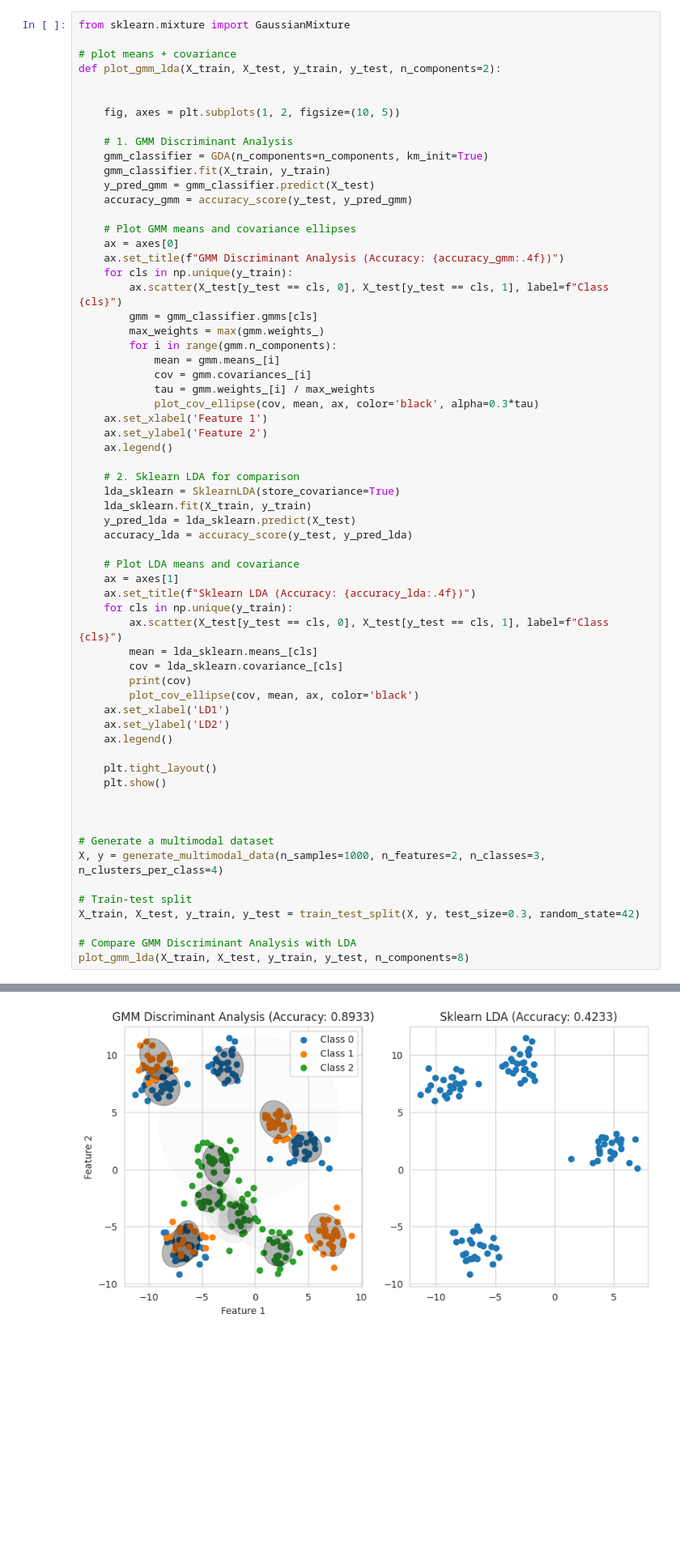
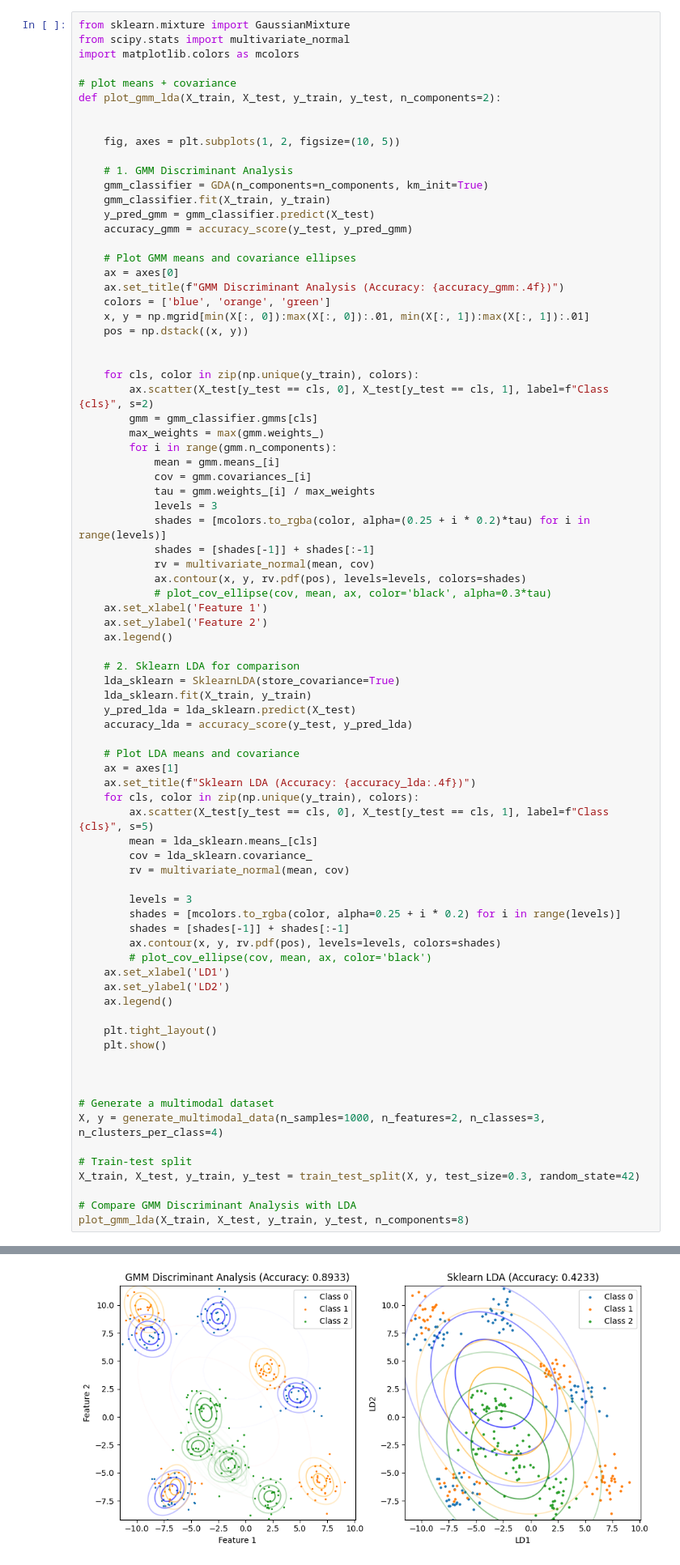
Before and after one commit to IAntoineV/GDA, a Jupyter notebook: toy_notebook_for_MDA.ipynb, the cells around one changed output, grey strips where cells are left out. Shown: that part at 81% size. Cells and saved outputs as stored; diff of their text form; blank space fills up the shorter version.

```diff
--- a/toy_notebook_for_MDA.ipynb
+++ b/toy_notebook_for_MDA.ipynb
@@ -65,5 +65,7 @@ compare_gmm_lda(X_train, X_test, y_train, y_test, gda_components=[4, 2, 4])
 # %%
 from sklearn.mixture import GaussianMixture
+from scipy.stats import multivariate_normal
+import matplotlib.colors as mcolors
 
 # plot means + covariance
 def plot_gmm_lda(X_train, X_test, y_train, y_test, n_components=2):
@@ -80,15 +82,25 @@ def plot_gmm_lda(X_train, X_test, y_train, y_test, n_components=2):
     # Plot GMM means and covariance ellipses
     ax = axes[0]
     ax.set_title(f"GMM Discriminant Analysis (Accuracy: {accuracy_gmm:.4f})")
-    for cls in np.unique(y_train):
-        ax.scatter(X_test[y_test == cls, 0], X_test[y_test == cls, 1], label=f"Class {cls}")
+    colors = ['blue', 'orange', 'green']
+    x, y = np.mgrid[min(X[:, 0]):max(X[:, 0]):.01, min(X[:, 1]):max(X[:, 1]):.01]
+    pos = np.dstack((x, y))
+
+
+    for cls, color in zip(np.unique(y_train), colors):
+        ax.scatter(X_test[y_test == cls, 0], X_test[y_test == cls, 1], label=f"Class {cls}", s=2)
         gmm = gmm_classifier.gmms[cls]
         max_weights = max(gmm.weights_)
         for i in range(gmm.n_components):
             mean = gmm.means_[i]
             cov = gmm.covariances_[i]
             tau = gmm.weights_[i] / max_weights
-            plot_cov_ellipse(cov, mean, ax, color='black', alpha=0.3*tau)
+            levels = 3
+            shades = [mcolors.to_rgba(color, alpha=(0.25 + i * 0.2)*tau) for i in range(levels)]
+            shades = [shades[-1]] + shades[:-1]
+            rv = multivariate_normal(mean, cov)
+            ax.contour(x, y, rv.pdf(pos), levels=levels, colors=shades)
+            # plot_cov_ellipse(cov, mean, ax, color='black', alpha=0.3*tau)
     ax.set_xlabel('Feature 1')
     ax.set_ylabel('Feature 2')
     ax.legend()
@@ -102,12 +114,17 @@ def plot_gmm_lda(X_train, X_test, y_train, y_test, n_components=2):
     # Plot LDA means and covariance
     ax = axes[1]
     ax.set_title(f"Sklearn LDA (Accuracy: {accuracy_lda:.4f})")
-    for cls in np.unique(y_train):
-        ax.scatter(X_test[y_test == cls, 0], X_test[y_test == cls, 1], label=f"Class {cls}")
+    for cls, color in zip(np.unique(y_train), colors):
+        ax.scatter(X_test[y_test == cls, 0], X_test[y_test == cls, 1], label=f"Class {cls}", s=5)
         mean = lda_sklearn.means_[cls]
-        cov = lda_sklearn.covariance_[cls]
-        print(cov)
-        plot_cov_ellipse(cov, mean, ax, color='black')
+        cov = lda_sklearn.covariance_
+        rv = multivariate_normal(mean, cov)
+
+        levels = 3
+        shades = [mcolors.to_rgba(color, alpha=0.25 + i * 0.2) for i in range(levels)]
+        shades = [shades[-1]] + shades[:-1]
+        ax.contour(x, y, rv.pdf(pos), levels=levels, colors=shades)
+        # plot_cov_ellipse(cov, mean, ax, color='black')
     ax.set_xlabel('LD1')
     ax.set_ylabel('LD2')
     ax.legend()
@@ -131,4 +146,4 @@ LinAlgError: 1-dimensional array given. Array must be at least two-dimensional
-[figure, old version]
+[figure, new version]
 # %%
 # plot means + covariance
 def plot_gmm_lda(X_train, X_test, y_train, y_test, n_components=2):
```
Also changed, not shown: parts of 3 cells of this notebook, 1 other file.
